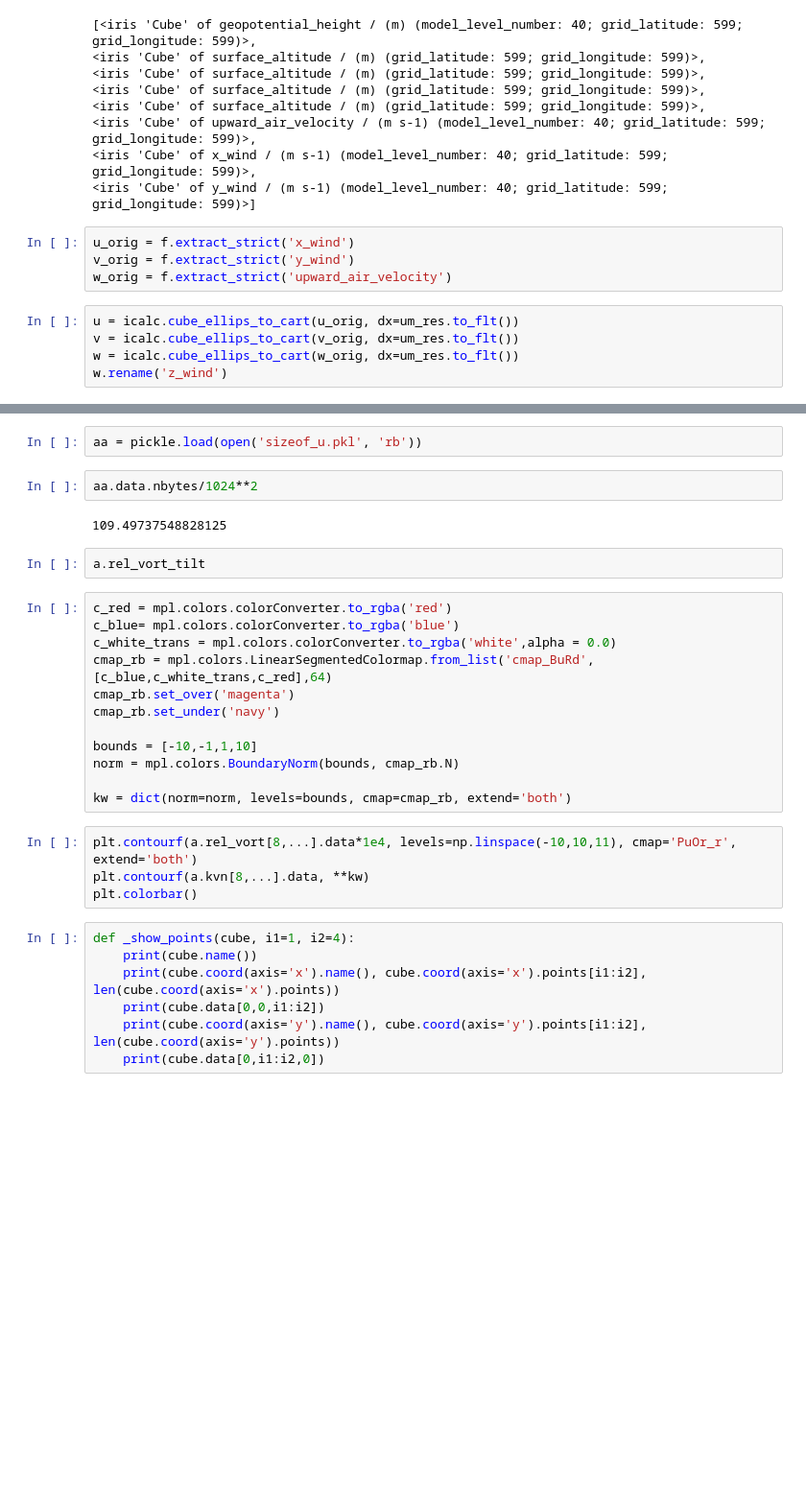
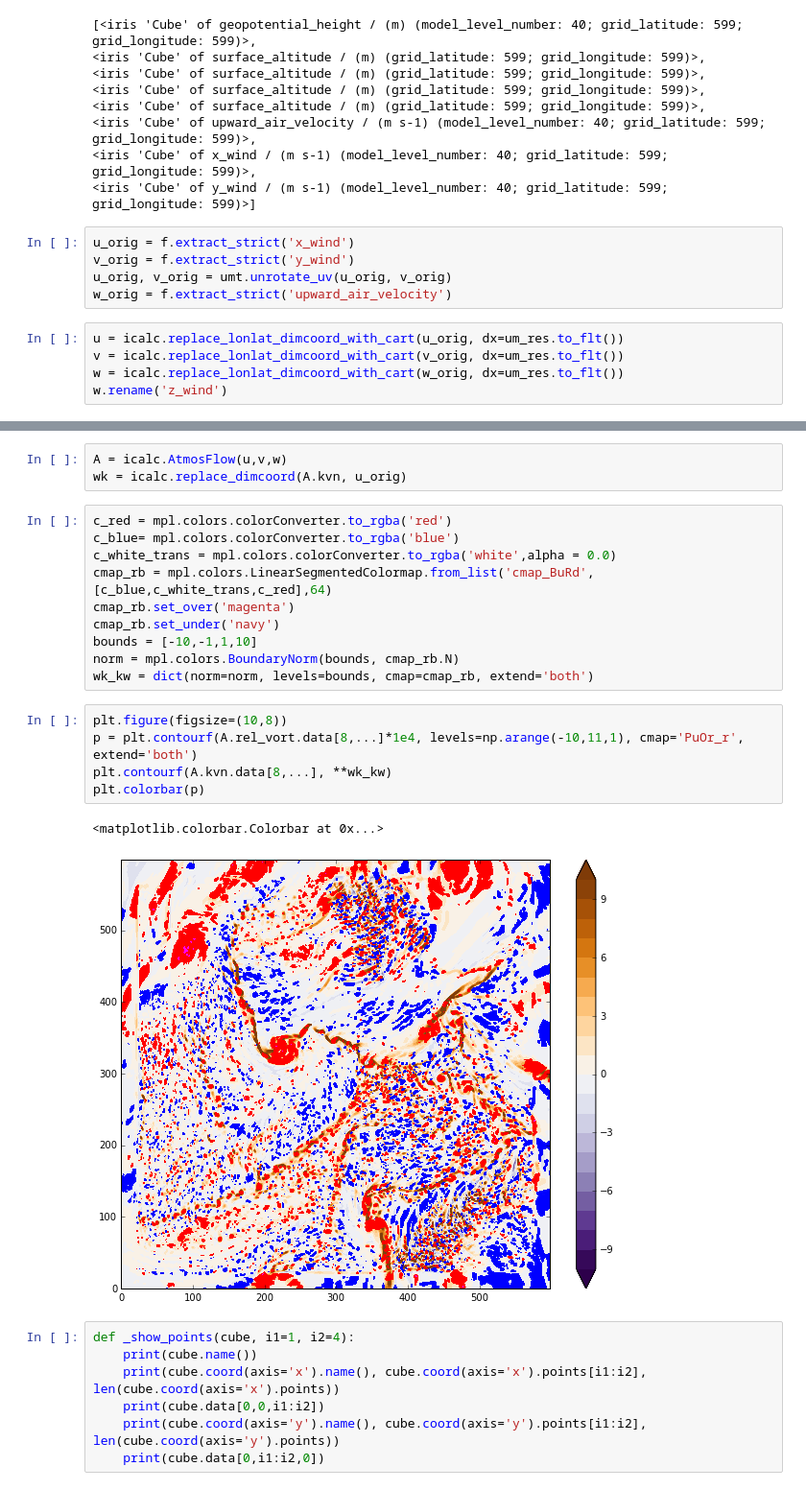
Before and after one commit to dennissergeev/pyveccalc, a Jupyter notebook: incubator/Proto.ipynb, the cells around one changed output, grey strips where cells are left out. Shown: that part at 96% size. Saved outputs shown, nothing was run; the diff lists cells and outputs as text; blank space fills up the shorter version.

```diff
--- a/incubator/Proto.ipynb
+++ b/incubator/Proto.ipynb
@@ -39,9 +41,10 @@ f
 # %%
 u_orig = f.extract_strict('x_wind')
 v_orig = f.extract_strict('y_wind')
+u_orig, v_orig = umt.unrotate_uv(u_orig, v_orig)
 w_orig = f.extract_strict('upward_air_velocity')
 # %%
-u = icalc.cube_ellips_to_cart(u_orig, dx=um_res.to_flt())
-v = icalc.cube_ellips_to_cart(v_orig, dx=um_res.to_flt())
-w = icalc.cube_ellips_to_cart(w_orig, dx=um_res.to_flt())
+u = icalc.replace_lonlat_dimcoord_with_cart(u_orig, dx=um_res.to_flt())
+v = icalc.replace_lonlat_dimcoord_with_cart(v_orig, dx=um_res.to_flt())
+w = icalc.replace_lonlat_dimcoord_with_cart(w_orig, dx=um_res.to_flt())
 w.rename('z_wind')
@@ -74,11 +51,6 @@ property??
-# %%
-aa = pickle.load(open('sizeof_u.pkl', 'rb'))
-# %%
-aa.data.nbytes/1024**2
-# %% [output]
-109.49737548828125
-# %%
-a.rel_vort_tilt
+# %%
+A = icalc.AtmosFlow(u,v,w)
+wk = icalc.replace_dimcoord(A.kvn, u_orig)
 # %%
 c_red = mpl.colors.colorConverter.to_rgba('red')
 c_blue= mpl.colors.colorConverter.to_rgba('blue')
@@ -86,15 +58,17 @@ c_white_trans = mpl.colors.colorConverter.to_rgba('white',alpha = 0.0)
 cmap_rb = mpl.colors.LinearSegmentedColormap.from_list('cmap_BuRd',[c_blue,c_white_trans,c_red],64)
 cmap_rb.set_over('magenta')
 cmap_rb.set_under('navy')
-
 bounds = [-10,-1,1,10]
 norm = mpl.colors.BoundaryNorm(bounds, cmap_rb.N)
-
-kw = dict(norm=norm, levels=bounds, cmap=cmap_rb, extend='both')
+wk_kw = dict(norm=norm, levels=bounds, cmap=cmap_rb, extend='both')
 # %%
-plt.contourf(a.rel_vort[8,...].data*1e4, levels=np.linspace(-10,10,11), cmap='PuOr_r', extend='both')
-plt.contourf(a.kvn[8,...].data, **kw)
-plt.colorbar()
+plt.figure(figsize=(10,8))
+p = plt.contourf(A.rel_vort.data[8,...]*1e4, levels=np.arange(-10,11,1), cmap='PuOr_r', extend='both')
+plt.contourf(A.kvn.data[8,...], **wk_kw)
+plt.colorbar(p)
+# %% [output]
+<matplotlib.colorbar.Colorbar at 0x...>
+[figure, added]
 # %%
 def _show_points(cube, i1=1, i2=4):
     print(cube.name())
```
Also changed, not shown: parts of 12 cells of this notebook.
